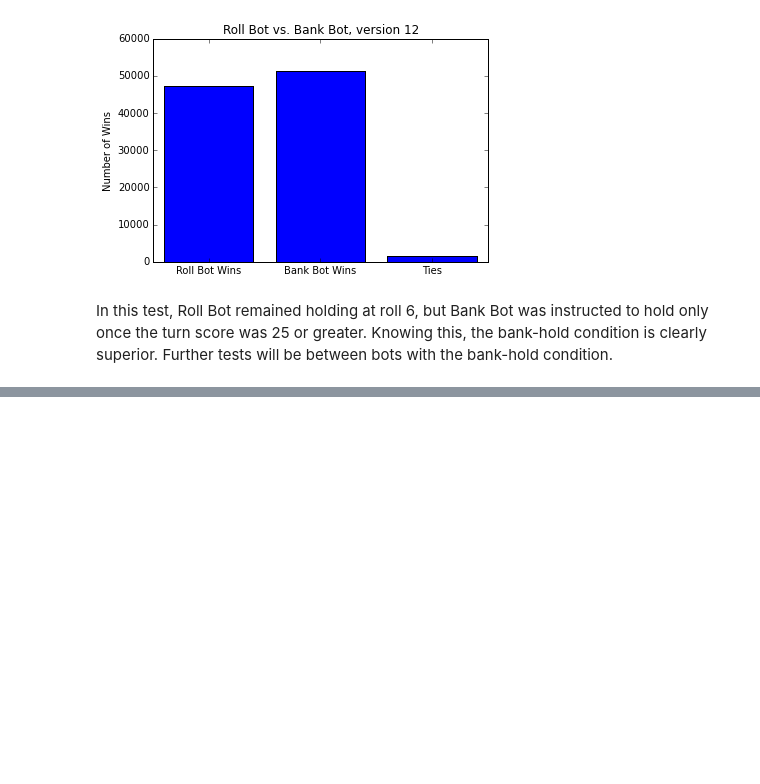
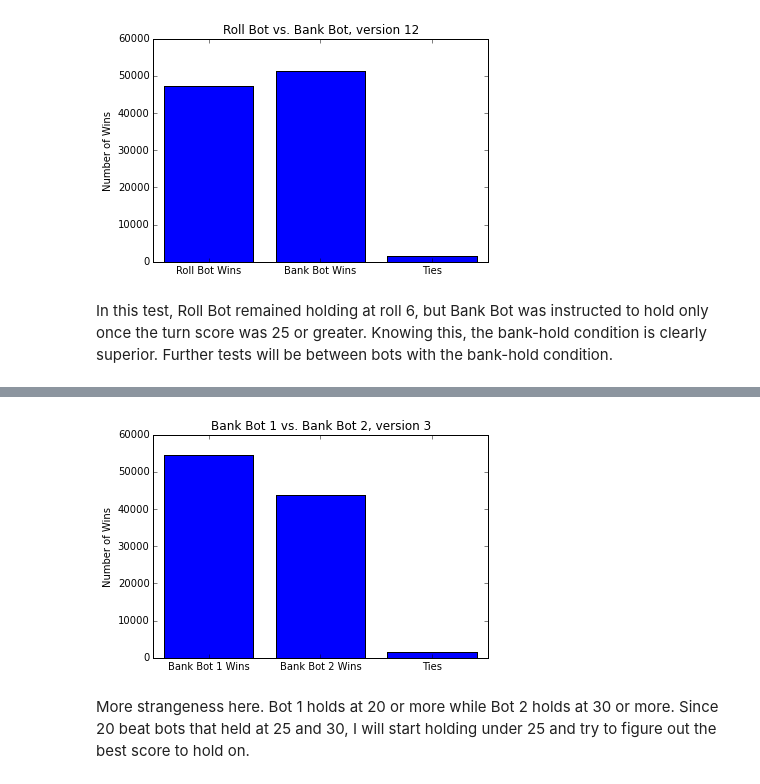
Before and after one commit to tiy-gvl-python-2015-09/ultimate-pig, a Jupyter notebook: This is the one to look at.ipynb, the cells around one changed output, grey strips where cells are left out. Drawn from its saved outputs; the diff is of its cells as text; code cells hidden in the pictures; blank space fills up the shorter version.

```diff
--- a/This is the one to look at.ipynb
+++ b/This is the one to look at.ipynb
@@ -358,0 +411,14 @@ In this test, Roll Bot remained holding at roll 6, but Bank Bot was instructed t
+# %%
+bank_bot_trial3 = game.run_n_trials(1000, 100)
+bank_bot_trial3_wins = win_count(bank_bot_trial3)
+# %%
+x1 = ["Bank Bot 1 Wins", "Bank Bot 2 Wins", "Ties"]
+plt.bar(range(len(bank_bot_trial3_wins)), bank_bot_trial3_wins, align='center')
+plt.xticks(range(len(one_smart_bot_wins)), x1)
+plt.title("Bank Bot 1 vs. Bank Bot 2, version 3")
+plt.ylabel("Number of Wins")
+plt.show()
+# %% [output]
+[figure, added]
+# %% [markdown]
+More strangeness here.  Bot 1 holds at 20 or more while Bot 2 holds at 30 or more.  Since 20 beat bots that held at 25 and 30, I will start holding under 25 and try to figure out the best score to hold on.
```
Also changed, not shown: parts of 16 cells of this notebook.
